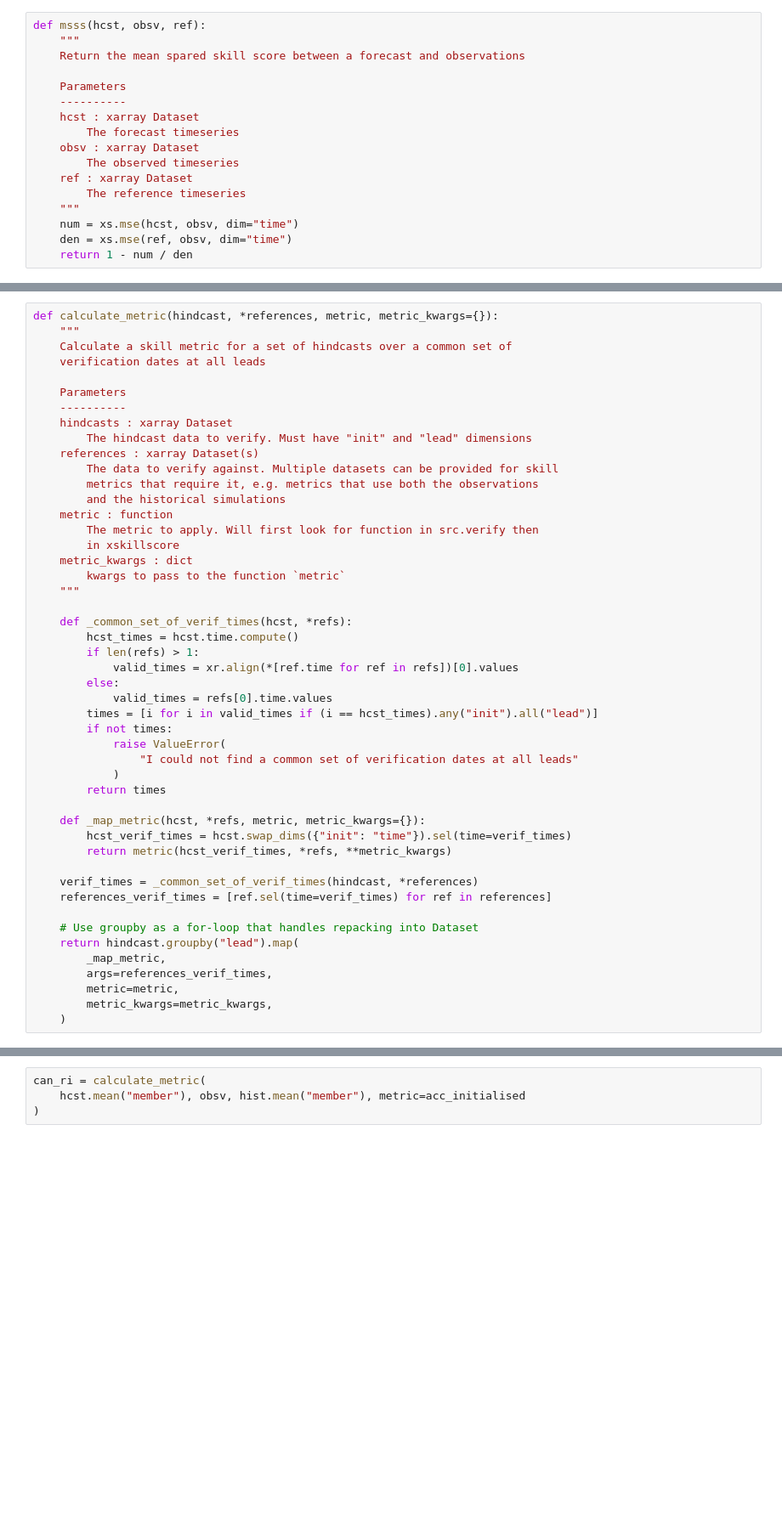
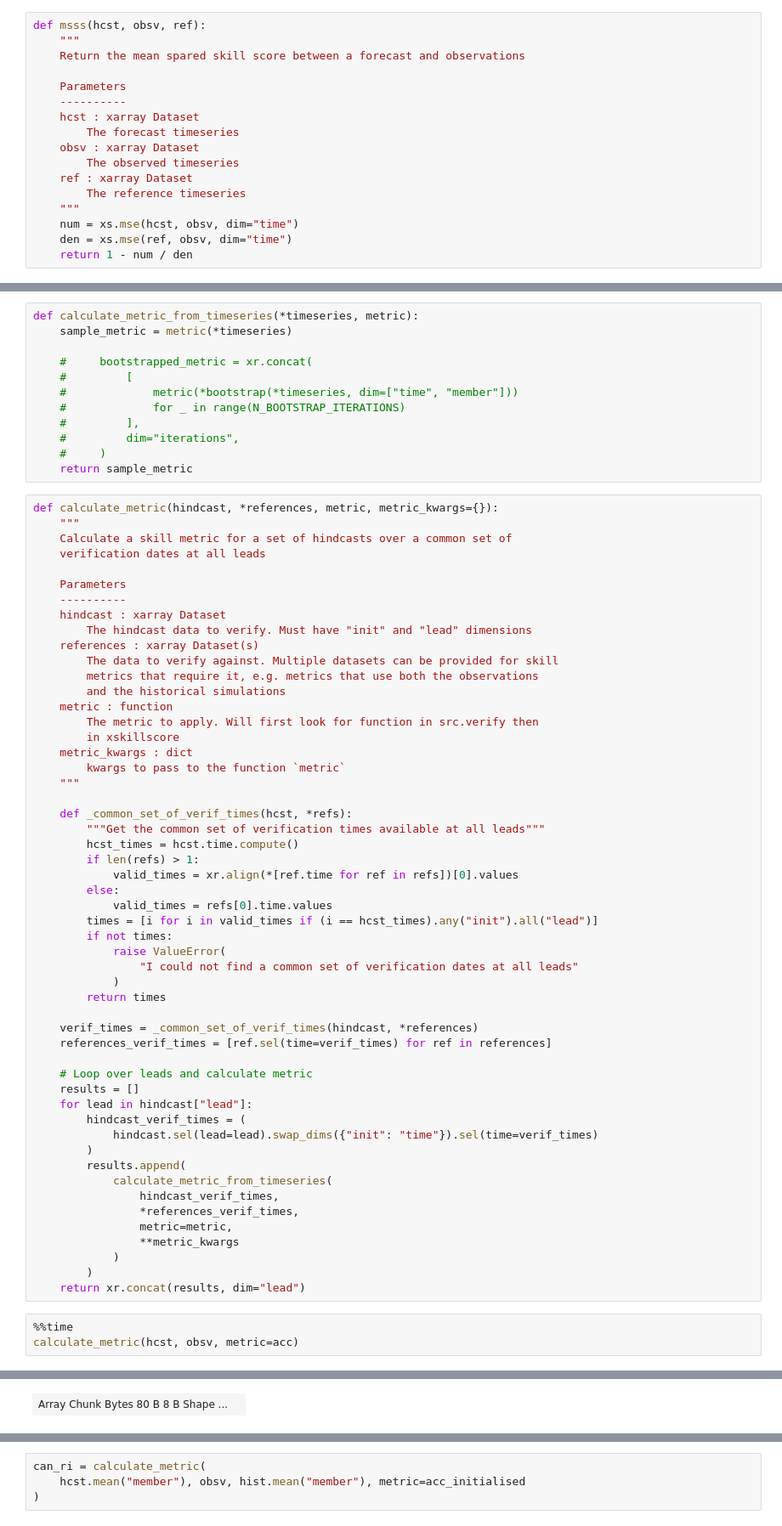
Before and after one commit to dougiesquire/CAFE-f6_documentation, a Jupyter notebook: notebooks/exploratory/verify.ipynb, the cells around one changed output, grey strips where cells are left out. Shown at 85% size. Drawn from its saved outputs; the diff is of its cells as text; blank space fills up the shorter version.

Commit message:
working on single bootstrap

```diff
--- a/notebooks/exploratory/verify.ipynb
+++ b/notebooks/exploratory/verify.ipynb
@@ -86,3 +88,15 @@ def msss(hcst, obsv, ref):
+# %%
+def calculate_metric_from_timeseries(*timeseries, metric):
+    sample_metric = metric(*timeseries)
+
+    #     bootstrapped_metric = xr.concat(
+    #         [
+    #             metric(*bootstrap(*timeseries, dim=["time", "member"]))
+    #             for _ in range(N_BOOTSTRAP_ITERATIONS)
+    #         ],
+    #         dim="iterations",
+    #     )
+    return sample_metric
 # %%
 def calculate_metric(hindcast, *references, metric, metric_kwargs={}):
     """
@@ -91,7 +105,7 @@ def calculate_metric(hindcast, *references, metric, metric_kwargs={}):
 
     Parameters
     ----------
-    hindcasts : xarray Dataset
+    hindcast : xarray Dataset
         The hindcast data to verify. Must have "init" and "lead" dimensions
     references : xarray Dataset(s)
         The data to verify against. Multiple datasets can be provided for skill
@@ -105,6 +119,7 @@ def calculate_metric(hindcast, *references, metric, metric_kwargs={}):
     """
 
     def _common_set_of_verif_times(hcst, *refs):
+        """Get the common set of verification times available at all leads"""
         hcst_times = hcst.time.compute()
         if len(refs) > 1:
             valid_times = xr.align(*[ref.time for ref in refs])[0].values
@@ -117,17 +132,25 @@ def calculate_metric(hindcast, *references, metric, metric_kwargs={}):
             )
         return times
 
-    def _map_metric(hcst, *refs, metric, metric_kwargs={}):
-        hcst_verif_times = hcst.swap_dims({"init": "time"}).sel(time=verif_times)
-        return metric(hcst_verif_times, *refs, **metric_kwargs)
-
     verif_times = _common_set_of_verif_times(hindcast, *references)
     references_verif_times = [ref.sel(time=verif_times) for ref in references]
 
-    # Use groupby as a for-loop that handles repacking into Dataset
-    return hindcast.groupby("lead").map(
-        _map_metric,
-        args=references_verif_times,
-        metric=metric,
-        metric_kwargs=metric_kwargs,
-    )
+    # Loop over leads and calculate metric
+    results = []
+    for lead in hindcast["lead"]:
+        hindcast_verif_times = (
+            hindcast.sel(lead=lead).swap_dims({"init": "time"}).sel(time=verif_times)
+        )
+        results.append(
+            calculate_metric_from_timeseries(
+                hindcast_verif_times,
+                *references_verif_times,
+                metric=metric,
+                **metric_kwargs
+            )
+        )
+    return xr.concat(results, dim="lead")
+# %%
+%%time
+calculate_metric(hcst, obsv, metric=acc)
+# %% [output]
@@ -133,0 +175 @@ def calculate_metric(hindcast, *references, metric, metric_kwargs={}):
+| Array Chunk Bytes 80 B 8 B Shape ... |  |
```
Also changed, not shown: parts of 16 cells of this notebook.
